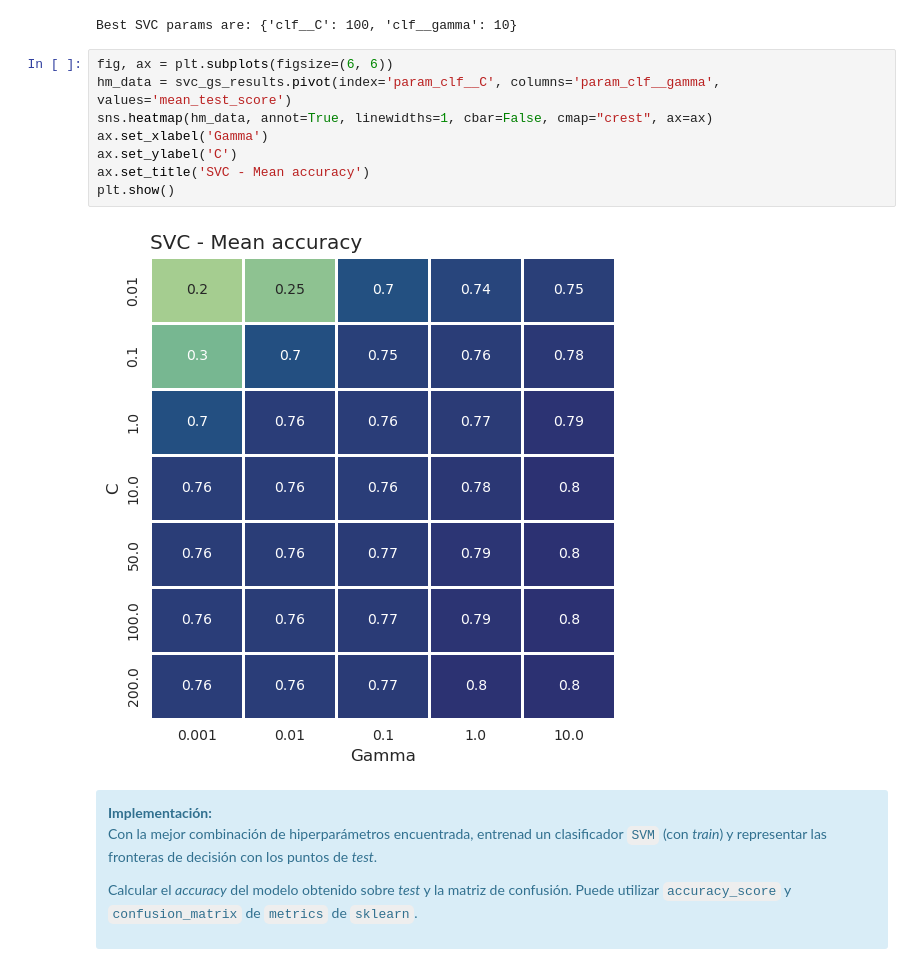
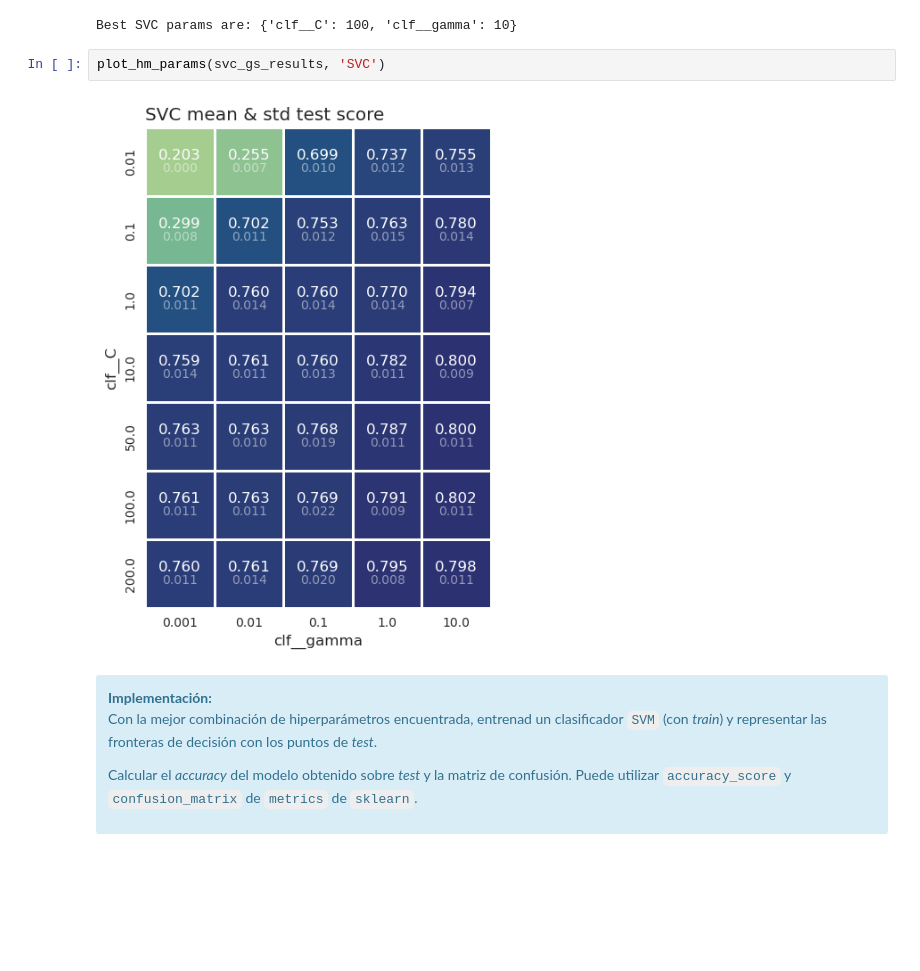
Before and after one commit to gvillalba86/AdvancedDataMininig, a Jupyter notebook: PEC3/20221_M2.855_PEC3_gvillalbaa.ipynb, the cells around one changed output. Cells and saved outputs as stored; diff of their text form; blank space fills up the shorter version.

```diff
--- a/PEC3/20221_M2.855_PEC3_gvillalbaa.ipynb
+++ b/PEC3/20221_M2.855_PEC3_gvillalbaa.ipynb
@@ -429,16 +438,10 @@ svc_gs_results = pd.DataFrame(gs_svc.cv_results_)
 print(f'Best SVC params are: {gs_svc.best_params_}')
 # %% [output]
 Best SVC params are: {'clf__C': 100, 'clf__gamma': 10}
-# %%
-fig, ax = plt.subplots(figsize=(6, 6))
-hm_data = svc_gs_results.pivot(index='param_clf__C', columns='param_clf__gamma', values='mean_test_score')
-sns.heatmap(hm_data, annot=True, linewidths=1, cbar=False, cmap="crest", ax=ax)
-ax.set_xlabel('Gamma')
-ax.set_ylabel('C')
-ax.set_title('SVC - Mean accuracy')
-plt.show()
-# %% [output]
-[figure, removed]
+# %%
+plot_hm_params(svc_gs_results, 'SVC')
+# %% [output]
+[figure, added]
 # %% [markdown]
 <div class="alert alert-block alert-info">
 <strong>Implementación:</strong>
```
Also changed, not shown: parts of 47 cells of this notebook, 2 other files.
